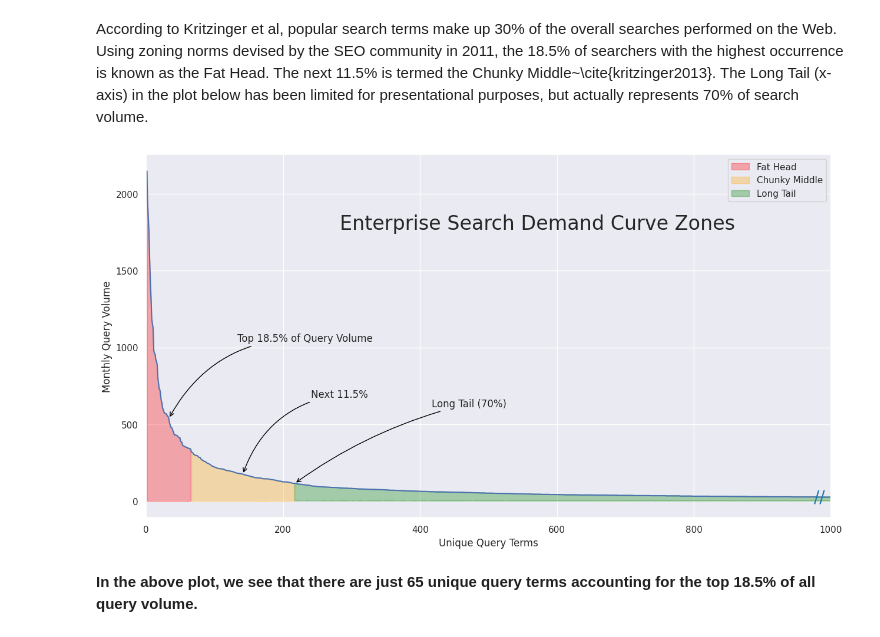
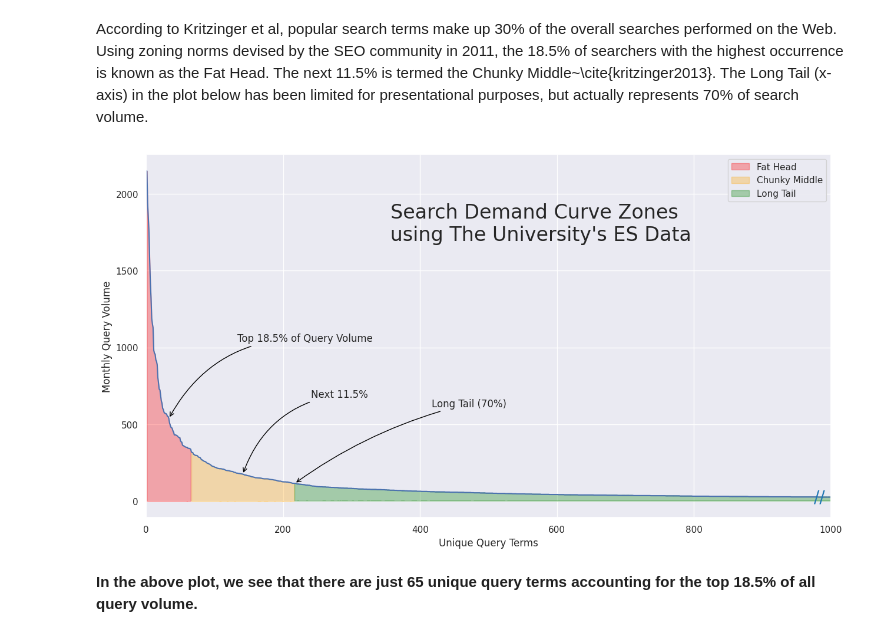
Before and after one commit to ColinDaly75/QAC_with_LTR_for_ES, a Jupyter notebook: search-demand-curve-enterprise-search.ipynb, the cells around one changed output. Drawn from its saved outputs; the diff is of its cells as text; code cells hidden in the pictures.

Commit message:
Kaggle Notebook | Search-Demand-Curve-Enterprise-Search | Version 26

```diff
--- a/search-demand-curve-enterprise-search.ipynb
+++ b/search-demand-curve-enterprise-search.ipynb
@@ -274,7 +274,7 @@ ax.fill_between(long_tail['counter'], long_tail['volume'], color='green', alpha=
 ax.set_xlabel("Unique Query Terms")
 ax.set_ylabel("Monthly Query Volume")
 #ax.set_title("Search Demand Curve for Enterprise Search", fontsize=14, weight='bold')
-ax.text(0.5, 0.7, 'Enterprise Search Demand Curve Zones', transform=fig.transFigure, fontsize=24, ha='center', va='center')
+ax.text(0.5, 0.7, 'Search Demand Curve Zones \n using The University\'s ES Data', transform=fig.transFigure, fontsize=24, ha='center', va='center')
 
 
 ax.annotate('Top 18.5% of Query Volume', xy=(fat_head['counter'].median(), fat_head['volume'].median()),
@@ -287,34 +287,34 @@ ax.annotate('Next 11.5%', xy=(chunky_middle['counter'].median(), chunky_middle['
 
 ax.annotate('Long Tail (70%)', xy=(long_tail.iloc[0]['counter'], long_tail.iloc[0]['volume']),
             xytext=(long_tail.iloc[0]['counter'] + 200, long_tail.iloc[0]['volume'] + 500),
             arrowprops=dict(arrowstyle='->', connectionstyle="arc3,rad=0.1", linewidth=1, color='black'))
 
 
 
 #limit display of x-axis to make plot more readable, does not affect figures or percentiles.
 ax.set_xlim(left=0.0,right=1000)
 
 
 
 a = fat_head.queries.count()
 #txt="Fig: Search Demand Curve generated from ES query history.  Just' %(a)"
 
 #plt.figtext(0.5, 0.00, 'Fig: Search Demand Curve generated from ES query history.  The %a most frequently submitted queries account for the 18.5 percent of Search Volume'%a, wrap=True, horizontalalignment='center', fontsize=12)
 
 #squiggle code
 x_lim = ax.get_xlim()
 x_pos_squiggle = x_lim[1]
 y_pos_squiggle_es_df = es_df[es_df['counter'] <= x_pos_squiggle]['volume'].iloc[-1]
 ax.text(x_pos_squiggle-25, y_pos_squiggle_es_df-55, '//', fontsize=20, ha='left', va='bottom', color='tab:blue')
 #end squiggle code
 
 
 plt.legend()
 plt.savefig('Fig-Search-Demand-Curve-ES.png', bbox_inches='tight')
 
 plt.show()
 # %% [output]
-[figure, old version]
+[figure, new version]
 # %% [markdown]
 **In the above plot, we see that there are just 65 unique query terms accounting for the top 18.5% of all query volume.**
 # %% [markdown]
```
